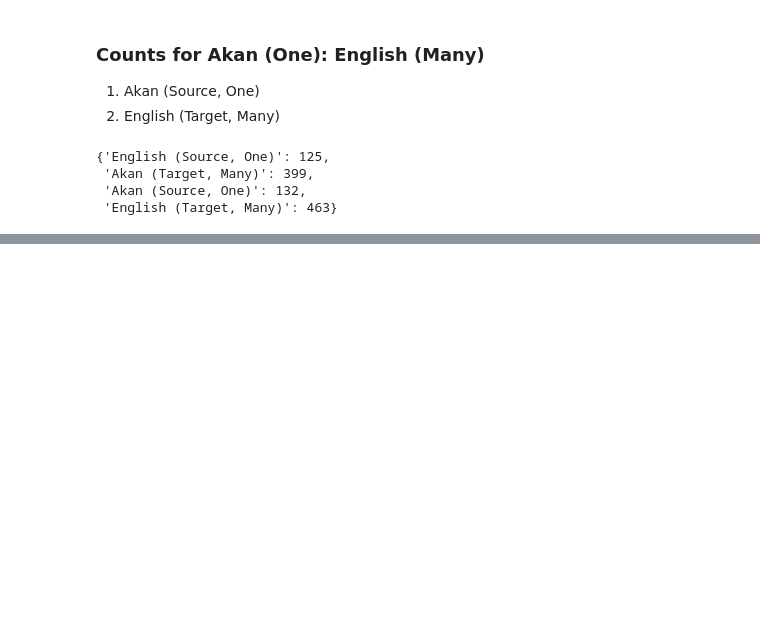
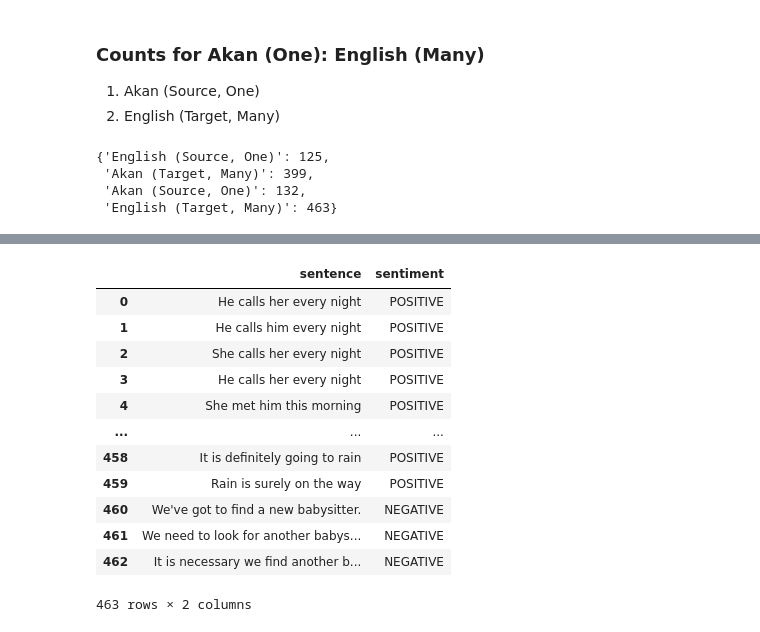
Before and after one commit to Brinkley97/comp-express-mt, a Jupyter notebook: notebook_experiments/dataset_analysis-main.ipynb, the cells around one changed output, grey strips where cells are left out. Saved outputs shown, nothing was run; the diff lists cells and outputs as text; code cells hidden in the pictures; blank space fills up the shorter version.

```diff
--- a/notebook_experiments/counts_dataset_mappings.ipynb
+++ b/notebook_experiments/dataset_analysis-main.ipynb
@@ -143,0 +230,17 @@ counts_from_mappings_df(base_akan_english_df, eng_target_many, collect_stats)
+# %%
+eng_target_sentiment_df = get_sentiment(base_akan_english_df, eng_target_many, load_sentiment_pipeline)
+eng_target_sentiment_df
+# %% [output]
+|  | sentence | sentiment |
+| 0 | He calls her every night | POSITIVE |
+| 1 | He calls him every night | POSITIVE |
+| 2 | She calls her every night | POSITIVE |
+| 3 | He calls her every night | POSITIVE |
+| 4 | She met him this morning | POSITIVE |
+| ... | ... | ... |
+| 458 | It is definitely going to rain | POSITIVE |
+| 459 | Rain is surely on the way | POSITIVE |
+| 460 | We've got to find a new babysitter. | NEGATIVE |
+| 461 | We need to look for another babys... | NEGATIVE |
+| 462 | It is necessary we find another b... | NEGATIVE |
+463 rows × 2 columns
```
Also changed, not shown: parts of 9 cells of this notebook, 1 other file.
